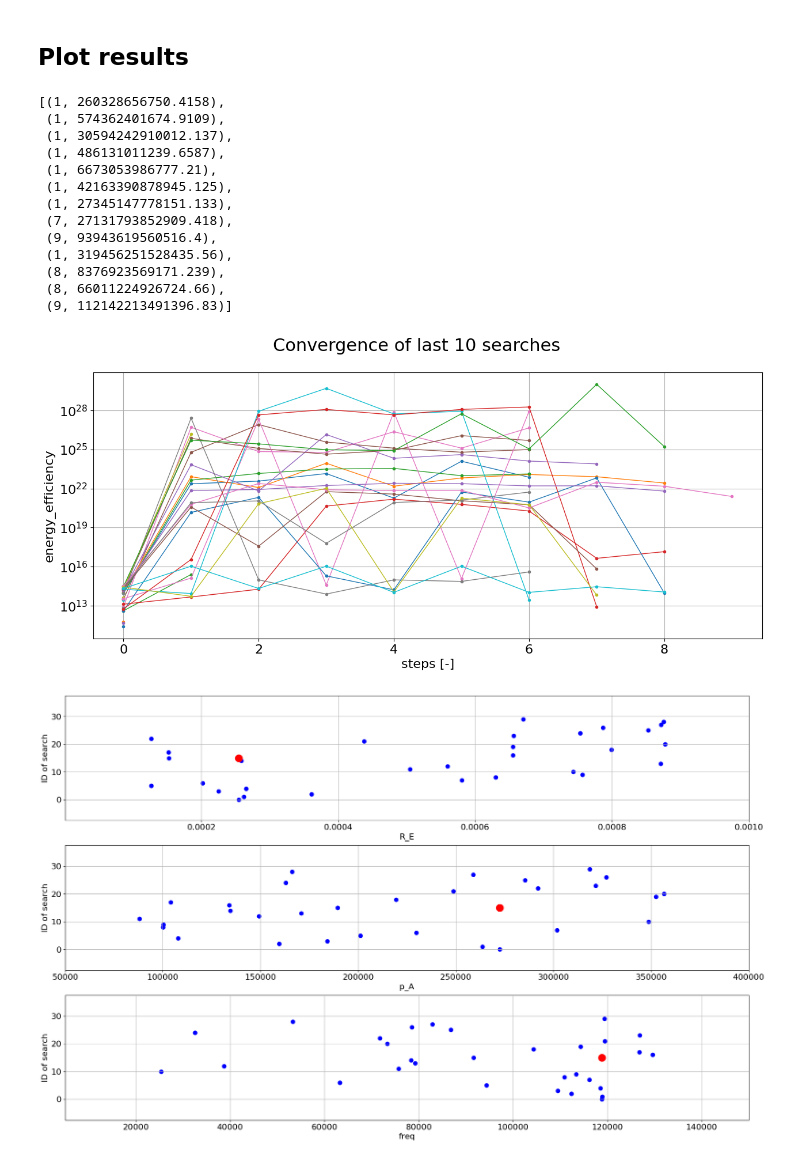
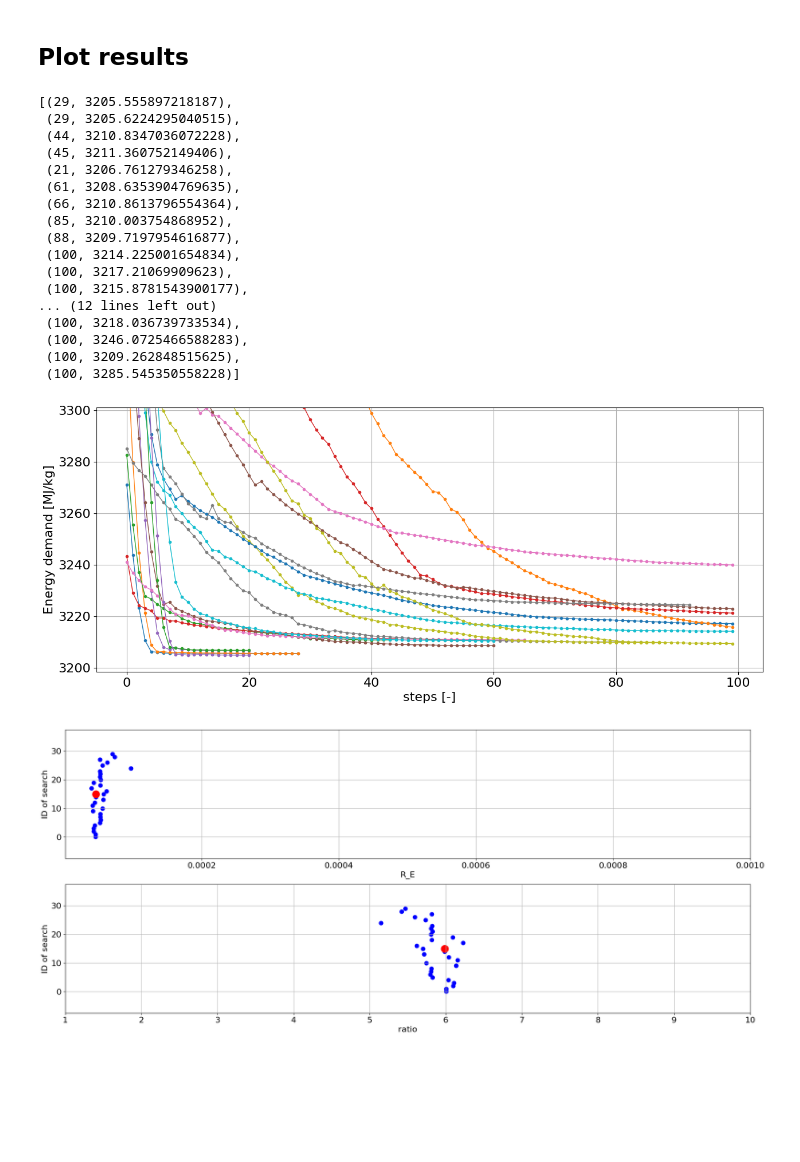
Before and after one commit to hihihi2001/parameter_studies, a Jupyter notebook: gradient_descent copy.ipynb, the cells around one changed output. Drawn from its saved outputs; the diff is of its cells as text; code cells hidden in the pictures; blank space fills up the shorter version.

Commit message:
excitation searc finish

```diff
--- a/gradient_descent copy.ipynb
+++ b/gradient_descent copy.ipynb
@@ -80,7 +80,7 @@ ranges = dict(
     # bubble equilibrium radius [m]
     R_E = [1.0e-6*x for x in [1.0, 1000.0]], # [um --> m]
     # initial radius / equilibrium radius R_0/R_E [-]
-    ratio = [1.0],
+    ratio = [1.0, 10.0],
     # indexes of species in initial bubble
     gases=[[par.index['N2'], par.index['H2']]],
     # Molar fractions of species in the initial bubble (H2 and N2) [-]
@@ -96,15 +96,15 @@ ranges = dict(
     # vapour pressure [Pa] - will be calculated from T_inf
     P_v = [par.P_v],
     # dynamic viscosity [Pa*s] - will be calculated from T_inf
-    mu_L = [par.mu_L],
+    mu_L = [x * par.mu_L for x in [1.0]],
     # sound speed [m/s]
-    c_L = [par.c_L],
+    c_L = [x * par.c_L for x in [1.0]],
     # surfactant (surface tension modfier) [-]
     surfactant = [1.0],
   # Excitation parameters: (excitation_type = no_excitation)
-    p_A = [1e5*x for x in [0.5, 4.0]], # pressure amplitude [Pa]
-    freq = [5000.0, 150000.0], # frequency [Hz]
-    n = [1.0]
+    #p_A = [-1e5*x for x in [0.5, 4.0]], # pressure amplitude [Pa]
+    #logf = [3.0, 6.0], # frequency [Hz]
+    #n = [2.0]
 )
 
 for key in gd.de.excitation_args:
@@ -114,7 +114,7 @@ for key in gd.de.excitation_args:
 Starting the searches from random points is not a good practice. You may start them from the best points of a bruteforce search. Alternatively, you can use trial_points, and only use the best searches points as start points.
 # %%
 # create folder for parameter study results:
-save_path = '/home/yoda/Aron/parameter_studies/Excitation_search/sin_sqr_inverse'
+save_path = '/home/yoda/Aron/parameter_studies/Excitation_search/no_excitation_2'
 file = gd.de.Make_dir(save_path)
 to_optimize = 'energy_efficiency'   # key in data from de.get_data()
 searches = 30    # number os total searches
@@ -123,7 +123,7 @@ trial_points = 5000  # number of trial start_points. best ones will be used for
 
 kwargs_list = [
     dict(
-        point=gd.rand_point(ranges, ID=i, padding=0.1),
+        point=gd.rand_point(ranges, ID=i, padding=0.01),
         to_optimize=to_optimize,
         t_int=[0.0, 1.0],
         LSODA_timeout=30,
@@ -281,7 +295,7 @@ kwargs_list = [dict(
     path=save_path,
     to_optimize=to_optimize,
     start_point=start_point,
-    step_limit=200,
+    step_limit=100,
     max_step_until_decay=20,
     first_step=0.01,
     min_step=10e-5,
@@ -289,8 +303,8 @@ kwargs_list = [dict(
     delta=1e-6,
     verbose=False,
     t_int=[0.0, 1.0],
-    LSODA_timeout=30,
-    Radau_timeout=300,
+    LSODA_timeout=50,
+    Radau_timeout=500,
     ) for start_point in start_points[:searches]]
 # %% [markdown]
 # Run gradient_search() multithread
@@ -448,41 +456,46 @@ Call-back cb_f_in_lsoda__user__routines failed.
 # %% [markdown]
 ## Plot results
 # %%
-[(len(x), x[-1]) for x in to_plot if x[-1]<1e15]
+[(len(x), x[-1]) for x in to_plot if x[-1]<3300]
 # %% [output]
-[(1, 260328656750.4158),
- (1, 574362401674.9109),
- (1, 30594242910012.137),
- (1, 486131011239.6587),
- (1, 6673053986777.21),
- (1, 42163390878945.125),
- (1, 27345147778151.133),
- (7, 27131793852909.418),
- (9, 93943619560516.4),
- (1, 319456251528435.56),
- (8, 8376923569171.239),
- (8, 66011224926724.66),
- (9, 112142213491396.83)]
+[(29, 3205.555897218187),
+ (29, 3205.6224295040515),
+ (44, 3210.8347036072228),
+ (45, 3211.360752149406),
+ (21, 3206.761279346258),
+ (61, 3208.6353904769635),
+ (66, 3210.8613796554364),
+ (85, 3210.003754868952),
+ (88, 3209.7197954616877),
+ (100, 3214.225001654834),
+ (100, 3217.21069909623),
+ (100, 3215.8781543900177),
+... (12 lines left out)
+ (100, 3218.036739733534),
+ (100, 3246.0725466588283),
+ (100, 3209.262848515625),
+ (100, 3285.545350558228)]
 # %%
 """Plot convergence of last searches"""
 
 if len(to_plot) > 10:
-    to_plot2 = to_plot[:]
+    to_plot2 = to_plot[:20]
 else:
     to_plot2 = to_plot
 
 fig, ax = plt.subplots(1, 1, figsize=(15, 6))
-fig.suptitle('Convergence of last 10 searches', fontsize=22)
-ax.set_ylabel(f'{to_optimize}')
-#ax.set_ylim(0.99*best_output, 1.15*best_output)
-ax.set_yscale('log')
+#fig.suptitle('Convergence of last 10 searches', fontsize=22)
+ax.set_ylabel(f'Energy demand [MJ/kg]')
+ax.set_ylim(0.998*best_output, 1.03*best_output)
+#ax.set_yscale('log')
 ax.set_xlabel('steps [-]')
 ax.grid()
 for plot in to_plot2:
     ax.plot(plot, '.-', linewidth=1.0)
 plt.show()
+fig.savefig('images/convergence.png', bbox_inches='tight')
 # %% [output]
-[figure, old version]
+[figure, new version]
 # %%
 """Plot the distribution of the optimums"""
 
@@ -511,4 +524,4 @@ for i, key in enumerate(ranges2):
     best_point = last_points[index]
     ax[i].scatter([best_point[key]], [0.5*n], s=200, color='r')
 # %% [output]
-[figure, old version]
+[figure, new version]
```
Also changed, not shown: parts of 6 cells of this notebook, 34 other files.
